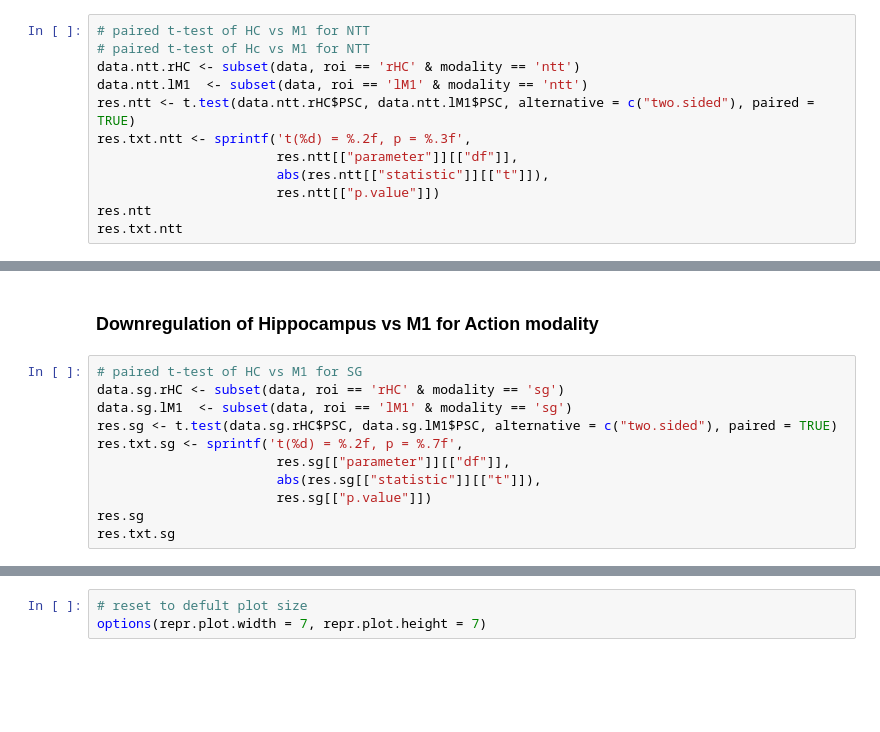
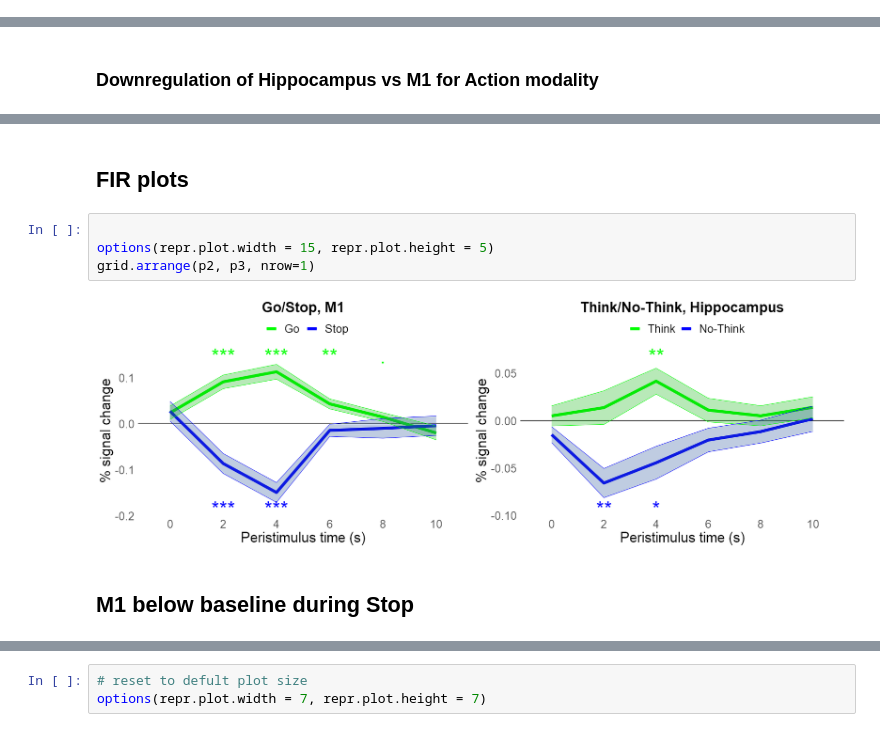
Before and after one commit to dcdace/Domain-general, a Jupyter notebook: Supramodal_Behavioural_03.ipynb, the cells around one changed output, grey strips where cells are left out. Cells and saved outputs as stored; diff of their text form; blank space fills up the shorter version.

```diff
--- a/Supramodal_Behavioural_03.ipynb
+++ b/Supramodal_Behavioural_03.ipynb
@@ -1044,14 +1146,2 @@ Signif. codes:  0 '***' 0.001 '**' 0.01 '*' 0.05 '.' 0.1 ' ' 1
 # %% [markdown]
 ### Downregulation of Hippocampus vs M1 for Memory modality
-# %%
-# paired t-test of HC vs M1 for NTT
-# paired t-test of Hc vs M1 for NTT
-data.ntt.rHC <- subset(data, roi == 'rHC' & modality == 'ntt')
-data.ntt.lM1  <- subset(data, roi == 'lM1' & modality == 'ntt')
-res.ntt <- t.test(data.ntt.rHC$PSC, data.ntt.lM1$PSC, alternative = c("two.sided"), paired = TRUE)
-res.txt.ntt <- sprintf('t(%d) = %.2f, p = %.3f',
-                       res.ntt[["parameter"]][["df"]],
-                       abs(res.ntt[["statistic"]][["t"]]),
-                       res.ntt[["p.value"]])
-res.ntt
-res.txt.ntt
@@ -1070,13 +1163,2 @@ mean of the differences
 # %% [markdown]
 ### Downregulation of Hippocampus vs M1 for Action modality
-# %%
-# paired t-test of HC vs M1 for SG
-data.sg.rHC <- subset(data, roi == 'rHC' & modality == 'sg')
-data.sg.lM1  <- subset(data, roi == 'lM1' & modality == 'sg')
-res.sg <- t.test(data.sg.rHC$PSC, data.sg.lM1$PSC, alternative = c("two.sided"), paired = TRUE)
-res.txt.sg <- sprintf('t(%d) = %.2f, p = %.7f',
-                       res.sg[["parameter"]][["df"]],
-                       abs(res.sg[["statistic"]][["t"]]),
-                       res.sg[["p.value"]])
-res.sg
-res.txt.sg
@@ -1123,0 +1309,10 @@ ip +
+# %% [markdown]
+## FIR plots
+# %%
+
+options(repr.plot.width = 15, repr.plot.height = 5)
+grid.arrange(p2, p3, nrow=1)
+# %% [output]
+[figure, added]
+# %% [markdown]
+## M1 below baseline during Stop
```
Also changed, not shown: parts of 29 cells of this notebook.
